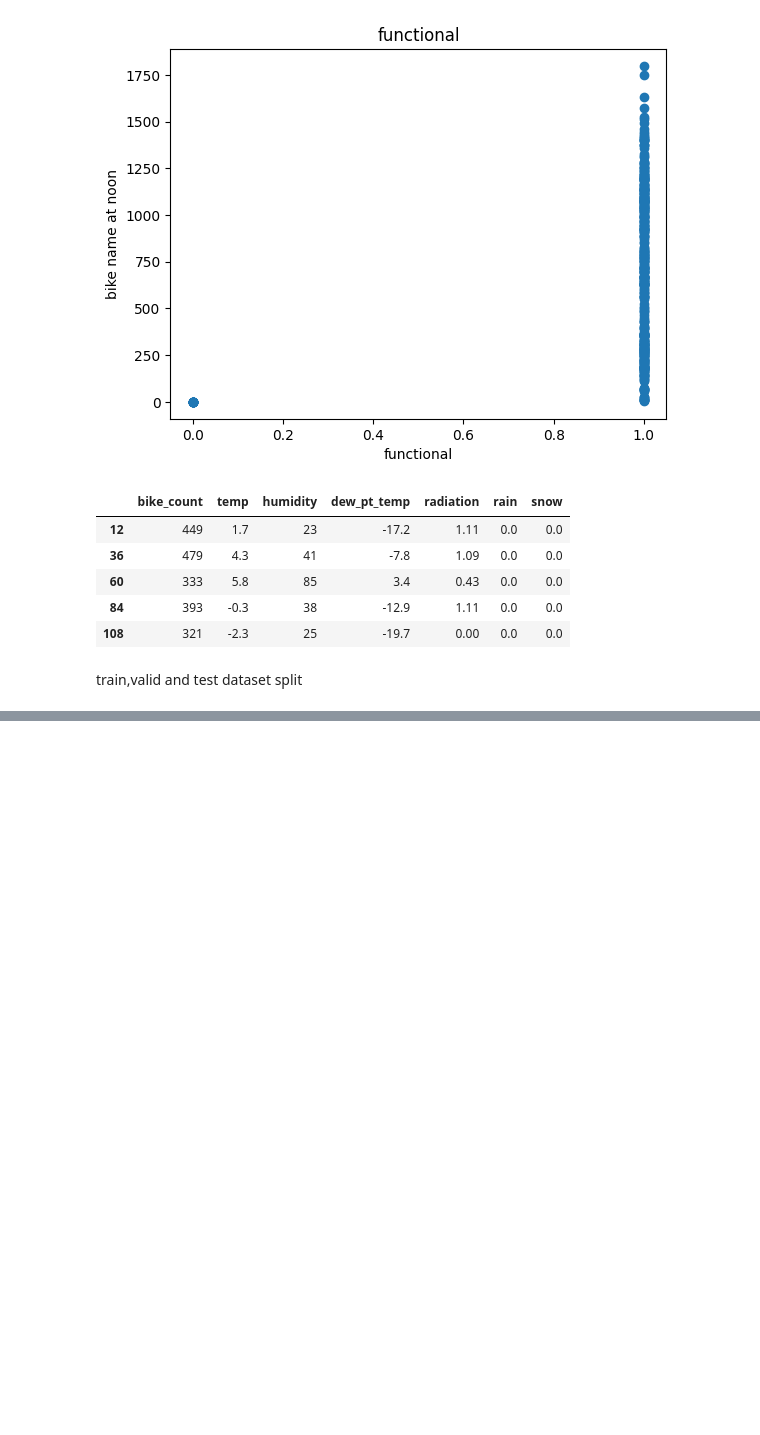
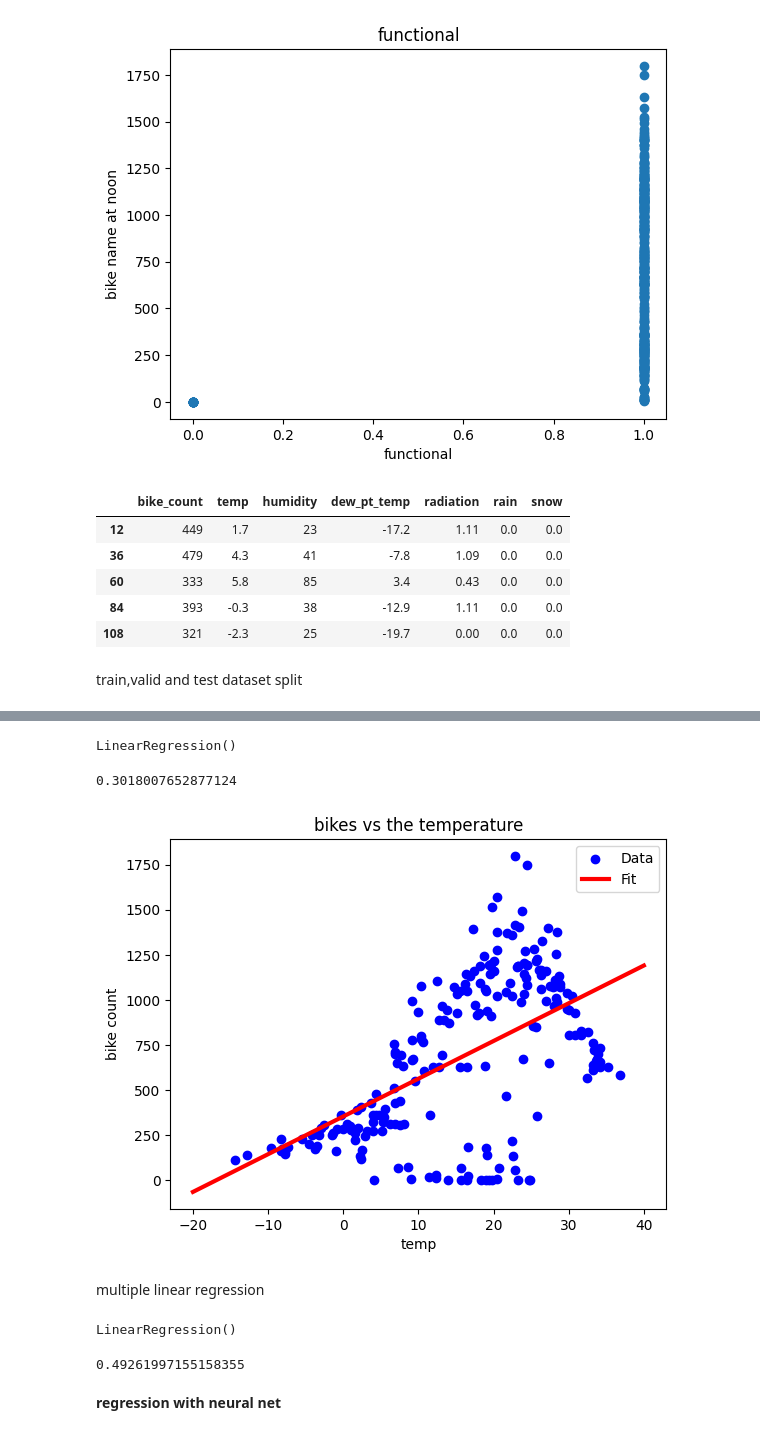
Before and after one commit to Srujan-rai/ML_TECHNIQUES, a Jupyter notebook: ML_regression.ipynb, the cells around one changed output, grey strips where cells are left out. Cells and saved outputs as stored; diff of their text form; code cells hidden in the pictures; blank space fills up the shorter version.

```diff
--- a/ML_regression.ipynb
+++ b/ML_regression.ipynb
@@ -81,0 +102,5 @@ _, X_valid_temp, y_valid_temp = get_xy(valid, "bike_count", x_labels=["temp"])
+# %%
+temp_reg=LinearRegression()
+temp_reg.fit(X_train_temp,y_train_temp)
+# %% [output]
+LinearRegression()
@@ -81,0 +109,17 @@ _, X_valid_temp, y_valid_temp = get_xy(valid, "bike_count", x_labels=["temp"])
+# %%
+temp_reg.score(X_test_temp,y_test_temp)
+# %% [output]
+0.3018007652877124
+# %%
+plt.scatter(X_train_temp,y_train_temp,label="Data",color="blue")
+x=tf.linspace(-20,40,100)
+plt.plot(x,temp_reg.predict(np.array(x).reshape(-1,1)),label="Fit",color="red",linewidth=3)
+plt.legend()
+plt.title("bikes vs the temperature")
+plt.xlabel("temp")
+plt.ylabel("bike count")
+plt.show()
+# %% [output]
+[figure, added]
+# %% [markdown]
+multiple linear regression
@@ -81,0 +130,11 @@ _, X_valid_temp, y_valid_temp = get_xy(valid, "bike_count", x_labels=["temp"])
+# %%
+all_reg=LinearRegression()
+all_reg.fit(X_train_all,y_train_all)
+# %% [output]
+LinearRegression()
+# %%
+all_reg.score(X_test_all,y_test_all)
+# %% [output]
+0.49261997155158355
+# %% [markdown]
+**regression with neural net**
```
Also changed, not shown: parts of 20 cells of this notebook.
